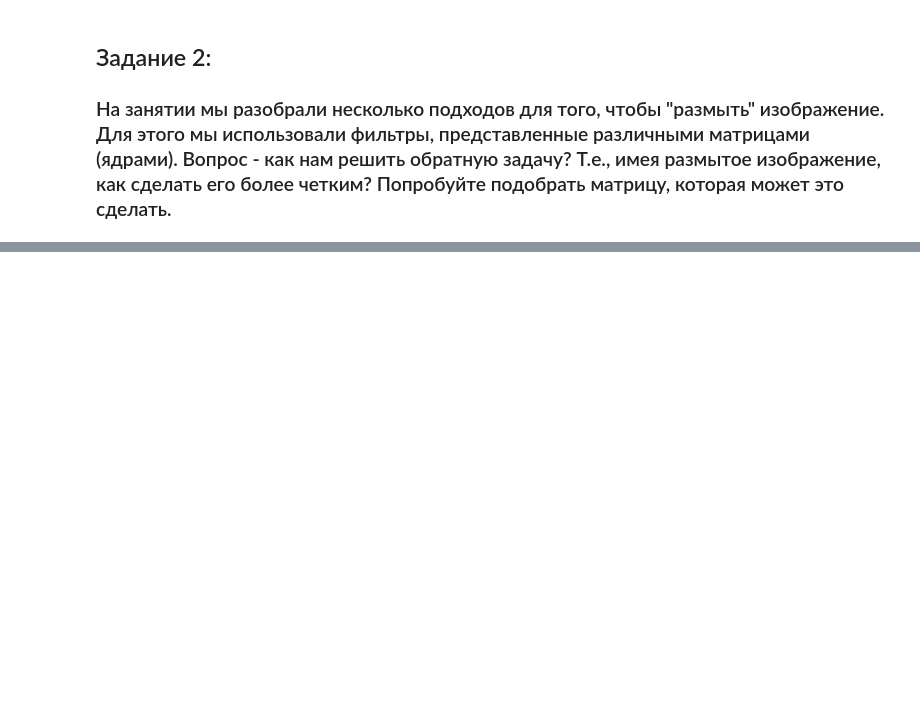
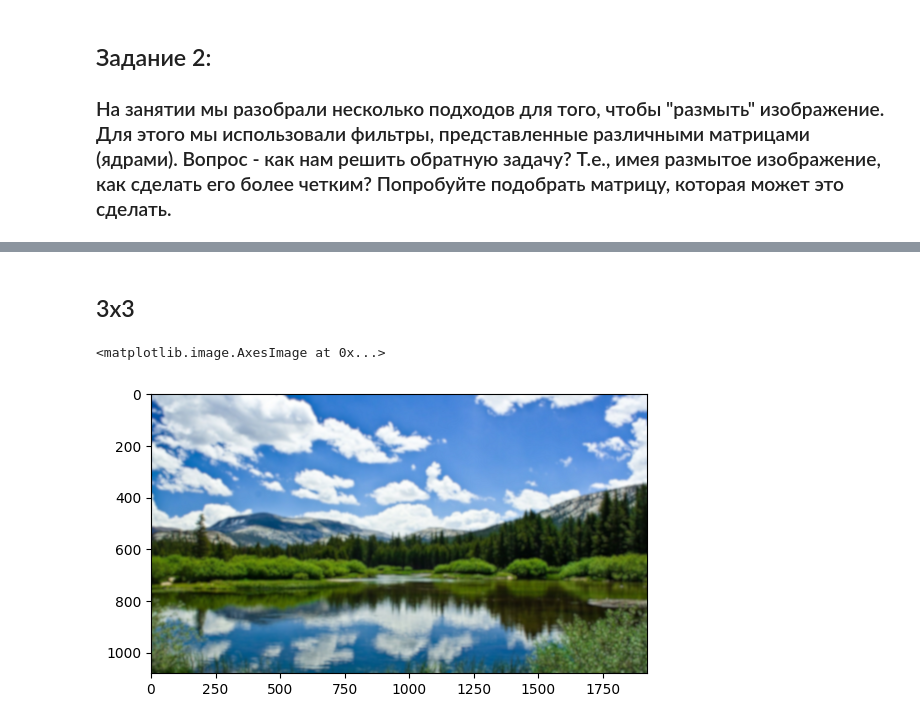
Before and after one commit to GitGood2000/214M_AI_SEM3, a Jupyter notebook: LAB_2D_02/lab2d_02.ipynb, the cells around one changed output, grey strips where cells are left out. Saved outputs shown, nothing was run; the diff lists cells and outputs as text; code cells hidden in the pictures; blank space fills up the shorter version.

```diff
--- a/LAB_2D_02/lab2d_02.ipynb
+++ b/LAB_2D_02/lab2d_02.ipynb
@@ -51,0 +55,9 @@ plt.imshow(image_final)
+# %% [markdown]
+## 3x3
+# %%
+kernel = np.array([[-1,-1,-1], [-1,9,-1], [-1,-1,-1]])
+bkg_fix = cv.filter2D(bkg_blr, -1, kernel)
+plt.imshow(bkg_fix)
+# %% [output]
+<matplotlib.image.AxesImage at 0x...>
+[figure, added]
```
Also changed, not shown: parts of 5 cells of this notebook.
